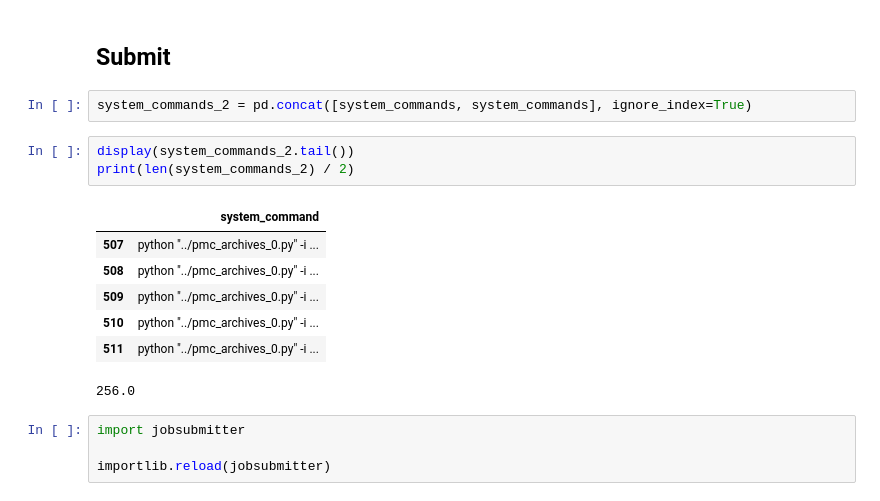
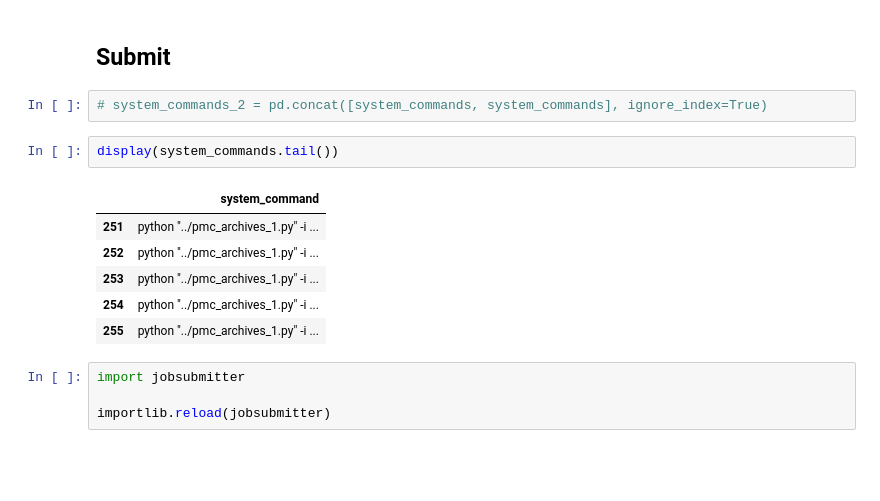
Before and after one commit to pmc-tables/pmc-tables-pipeline, a Jupyter notebook: notebooks/03-archive_to_hdf5.ipynb, the cells around one changed output. Cells and saved outputs as stored; diff of their text form; blank space fills up the shorter version.

```diff
--- a/notebooks/03-archive_to_hdf5.ipynb
+++ b/notebooks/03-archive_to_hdf5.ipynb
@@ -273,18 +234,16 @@ KeyboardInterrupt
 # %% [markdown]
 ## Submit
 # %%
-system_commands_2 = pd.concat([system_commands, system_commands], ignore_index=True)
+# system_commands_2 = pd.concat([system_commands, system_commands], ignore_index=True)
-# %%
-display(system_commands_2.tail())
-print(len(system_commands_2) / 2)
-# %% [output]
-|  | system_command |
-| 507 | python "../pmc_archives_0.py" -i ... |
-| 508 | python "../pmc_archives_0.py" -i ... |
-| 509 | python "../pmc_archives_0.py" -i ... |
-| 510 | python "../pmc_archives_0.py" -i ... |
-| 511 | python "../pmc_archives_0.py" -i ... |
-256.0
+# %%
+display(system_commands.tail())
+# %% [output]
+|  | system_command |
+| 251 | python "../pmc_archives_1.py" -i ... |
+| 252 | python "../pmc_archives_1.py" -i ... |
+| 253 | python "../pmc_archives_1.py" -i ... |
+| 254 | python "../pmc_archives_1.py" -i ... |
+| 255 | python "../pmc_archives_1.py" -i ... |
 # %%
 import jobsubmitter
 
```
Also changed, not shown: parts of 22 cells of this notebook, 4 other files.
